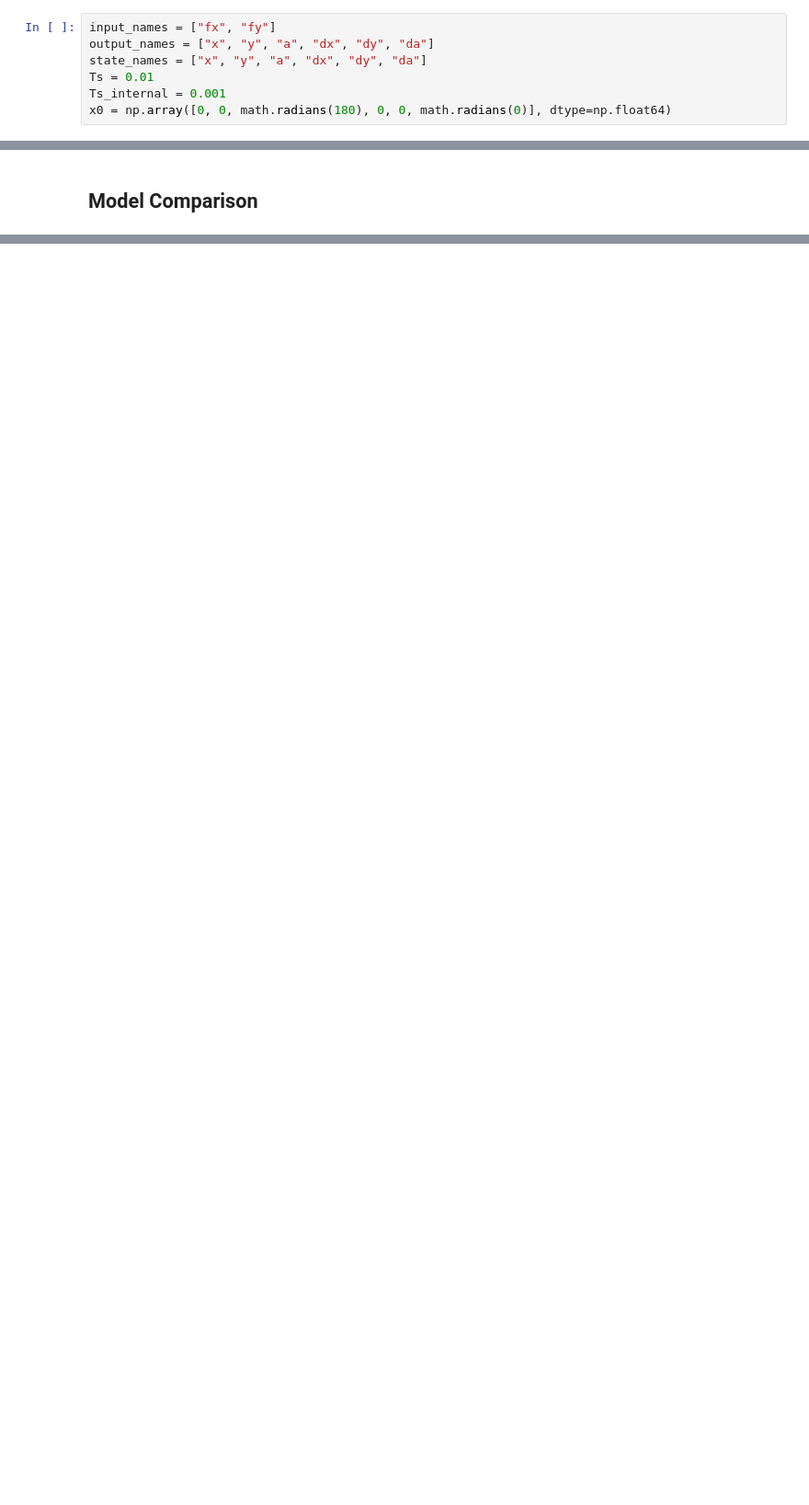
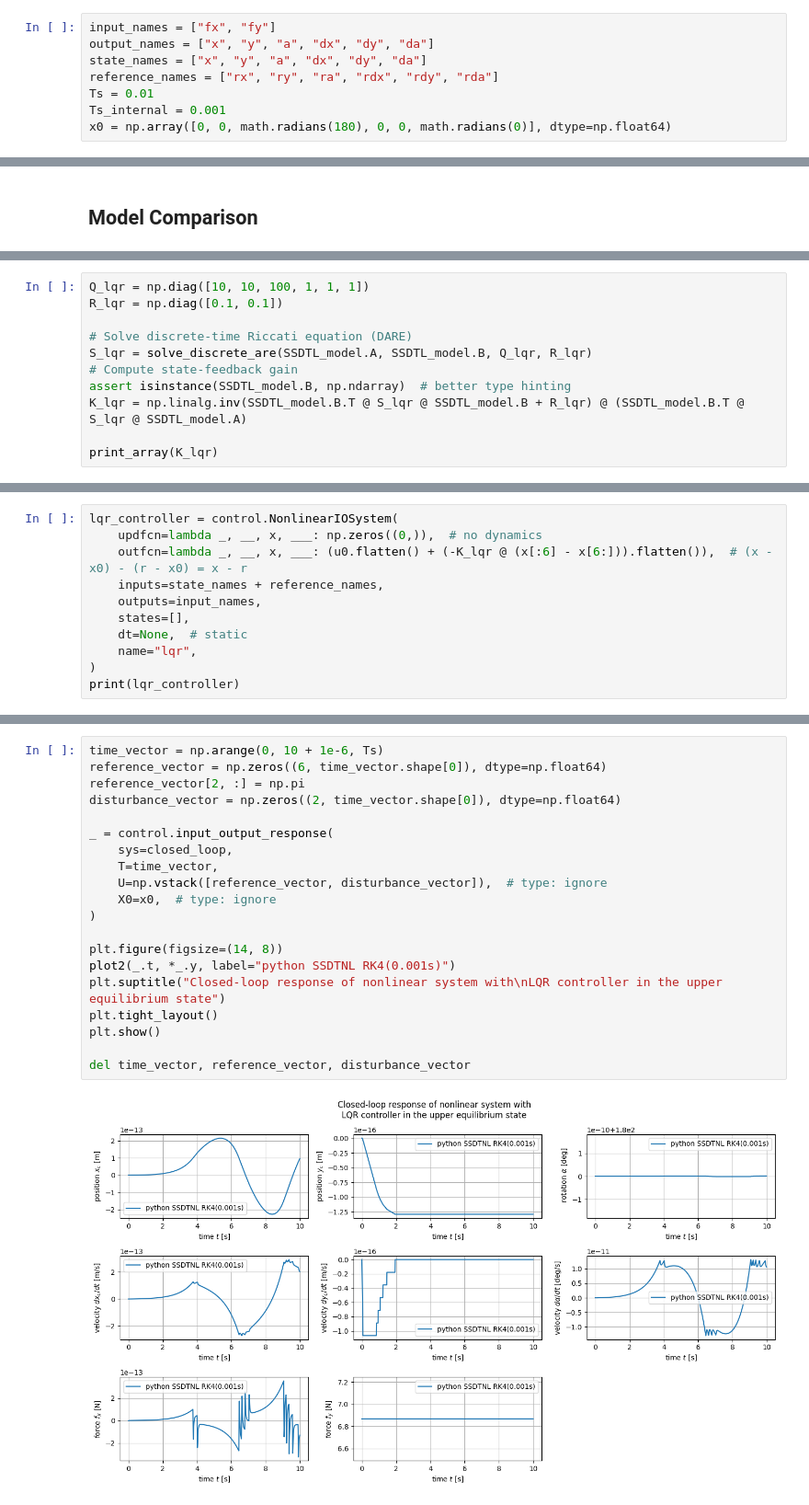
Before and after one commit to Trolobezka/OPSR-2025, a Jupyter notebook: project.ipynb, the cells around one changed output, grey strips where cells are left out. Shown at 92% size. Saved outputs shown, nothing was run; the diff lists cells and outputs as text; blank space fills up the shorter version.

Commit message:
Add LQR controller

```diff
--- a/project.ipynb
+++ b/project.ipynb
@@ -593,6 +595,7 @@ int(np.linalg.matrix_rank(_))
 input_names = ["fx", "fy"]
 output_names = ["x", "y", "a", "dx", "dy", "da"]
 state_names = ["x", "y", "a", "dx", "dy", "da"]
+reference_names = ["rx", "ry", "ra", "rdx", "rdy", "rda"]
 Ts = 0.01
 Ts_internal = 0.001
 x0 = np.array([0, 0, math.radians(180), 0, 0, math.radians(0)], dtype=np.float64)
@@ -834,0 +887,11 @@ plt.show()
+# %%
+Q_lqr = np.diag([10, 10, 100, 1, 1, 1])
+R_lqr = np.diag([0.1, 0.1])
+
+# Solve discrete-time Riccati equation (DARE)
+S_lqr = solve_discrete_are(SSDTL_model.A, SSDTL_model.B, Q_lqr, R_lqr)
+# Compute state-feedback gain
+assert isinstance(SSDTL_model.B, np.ndarray)  # better type hinting
+K_lqr = np.linalg.inv(SSDTL_model.B.T @ S_lqr @ SSDTL_model.B + R_lqr) @ (SSDTL_model.B.T @ S_lqr @ SSDTL_model.A)
+
+print_array(K_lqr)
@@ -834,0 +903,11 @@ plt.show()
+# %%
+lqr_controller = control.NonlinearIOSystem(
+    updfcn=lambda _, __, x, ___: np.zeros((0,)),  # no dynamics
+    outfcn=lambda _, __, x, ___: (u0.flatten() + (-K_lqr @ (x[:6] - x[6:])).flatten()),  # (x - x0) - (r - x0) = x - r
+    inputs=state_names + reference_names,
+    outputs=input_names,
+    states=[],
+    dt=None,  # static
+    name="lqr",
+)
+print(lqr_controller)
@@ -834,0 +982,22 @@ plt.show()
+# %%
+time_vector = np.arange(0, 10 + 1e-6, Ts)
+reference_vector = np.zeros((6, time_vector.shape[0]), dtype=np.float64)
+reference_vector[2, :] = np.pi
+disturbance_vector = np.zeros((2, time_vector.shape[0]), dtype=np.float64)
+
+_ = control.input_output_response(
+    sys=closed_loop,
+    T=time_vector,
+    U=np.vstack([reference_vector, disturbance_vector]),  # type: ignore
+    X0=x0,  # type: ignore
+)
+
+plt.figure(figsize=(14, 8))
+plot2(_.t, *_.y, label="python SSDTNL RK4(0.001s)")
+plt.suptitle("Closed-loop response of nonlinear system with\nLQR controller in the upper equilibrium state")
+plt.tight_layout()
+plt.show()
+
+del time_vector, reference_vector, disturbance_vector
+# %% [output]
+[figure, added]
```
Also changed, not shown: parts of 18 cells of this notebook, 1 other file.
